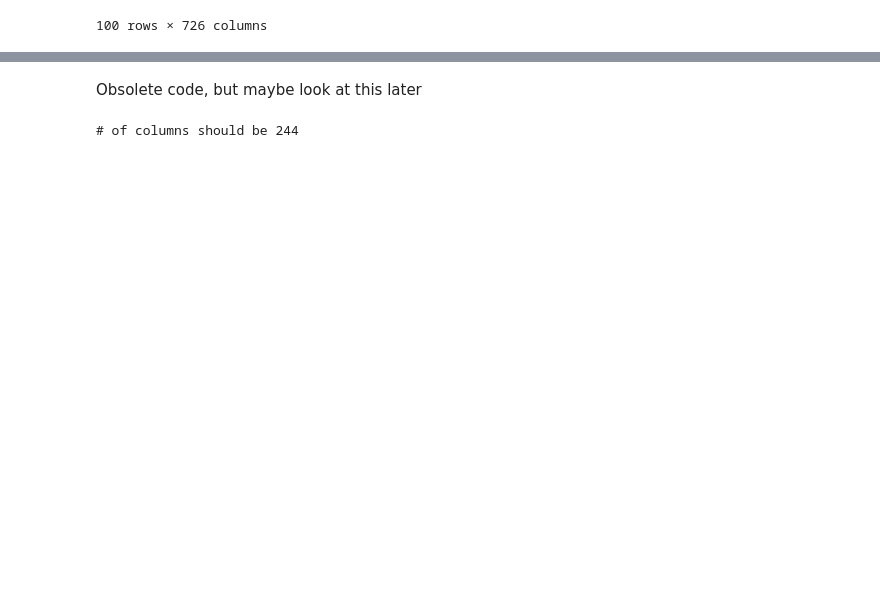
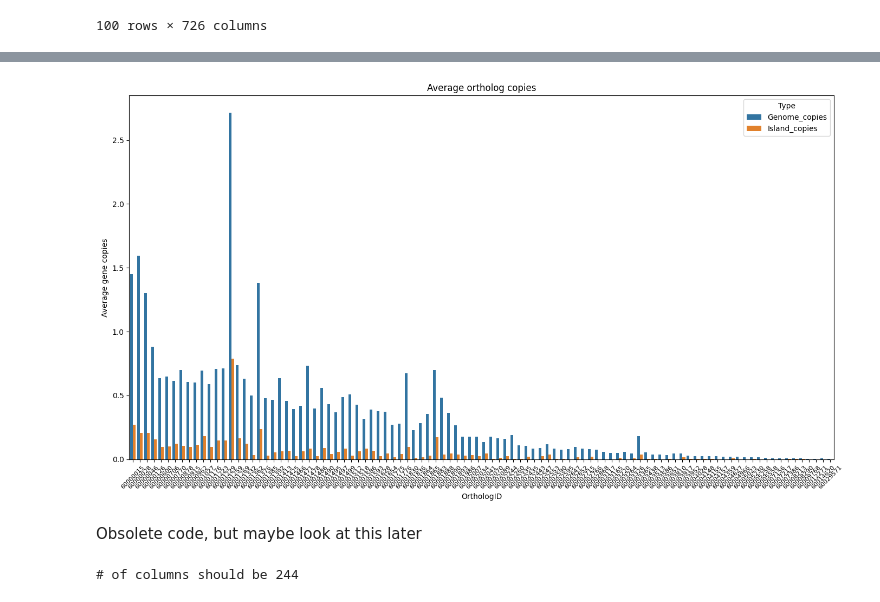
Before and after one commit to Jonahv11/cyano-serralysins, a Jupyter notebook: cycog-tree-tool/island-survey.ipynb, the cells around one changed output, grey strips where cells are left out. Cells and saved outputs as stored; diff of their text form; code cells hidden in the pictures; blank space fills up the shorter version.

```diff
--- a/cycog-tree-tool/island-survey.ipynb
+++ b/cycog-tree-tool/island-survey.ipynb
@@ -376,3 +331,25 @@ plt.show()
+# %%
+# Melt the DataFrame to long format
+melted_df = combined_df.melt(id_vars='OrthologID', value_vars=['Genome_copies', 'Island_copies'],
+                             var_name='Type', value_name='Average Overlaps')
+
+# Plotting with seaborn
+plt.figure(figsize=(14, 8))
+
+# Create the bar plot
+sns.barplot(data=melted_df, x='OrthologID', y='Average Overlaps', hue='Type')
+
+# Adding labels and title
+plt.xlabel('OrthologID')
+plt.ylabel('Average gene copies')
+plt.title('Average ortholog copies')
+plt.xticks(rotation=45, fontsize=8)  # Rotate x-axis labels
+
+# Show the plot
+plt.tight_layout()
+plt.show()
+# %% [output]
+[figure, added]
 # %% [markdown]
 Obsolete code, but maybe look at this later
 # %%
```
Also changed, not shown: parts of 12 cells of this notebook.
